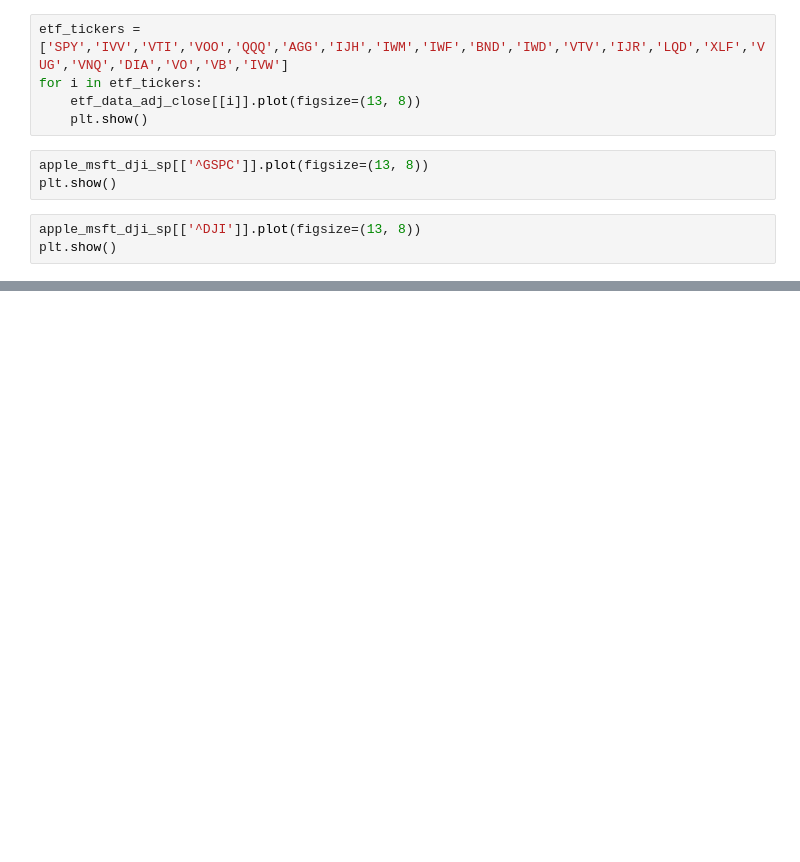
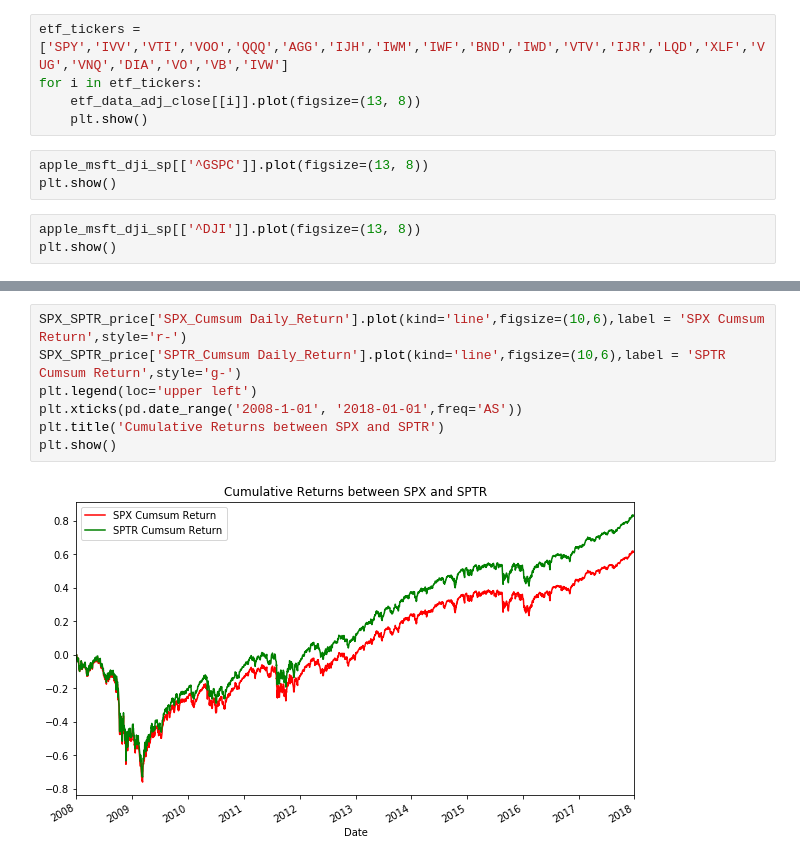
Before and after one commit to IceCreammm/MRP, a Jupyter notebook: Financial_Data_Analysis_office.ipynb, the cells around one changed output, grey strips where cells are left out. Cells and saved outputs as stored; diff of their text form; blank space fills up the shorter version.

```diff
--- a/Financial_Data_Analysis_office.ipynb
+++ b/Financial_Data_Analysis_office.ipynb
@@ -99,0 +192,9 @@ plt.show()
+# %%
+SPX_SPTR_price['SPX_Cumsum Daily_Return'].plot(kind='line',figsize=(10,6),label = 'SPX Cumsum Return',style='r-')
+SPX_SPTR_price['SPTR_Cumsum Daily_Return'].plot(kind='line',figsize=(10,6),label = 'SPTR Cumsum Return',style='g-')
+plt.legend(loc='upper left')
+plt.xticks(pd.date_range('2008-1-01', '2018-01-01',freq='AS'))
+plt.title('Cumulative Returns between SPX and SPTR')
+plt.show()
+# %% [output]
+[figure, added]
```
Also changed, not shown: parts of 19 cells of this notebook, 6 other files.
